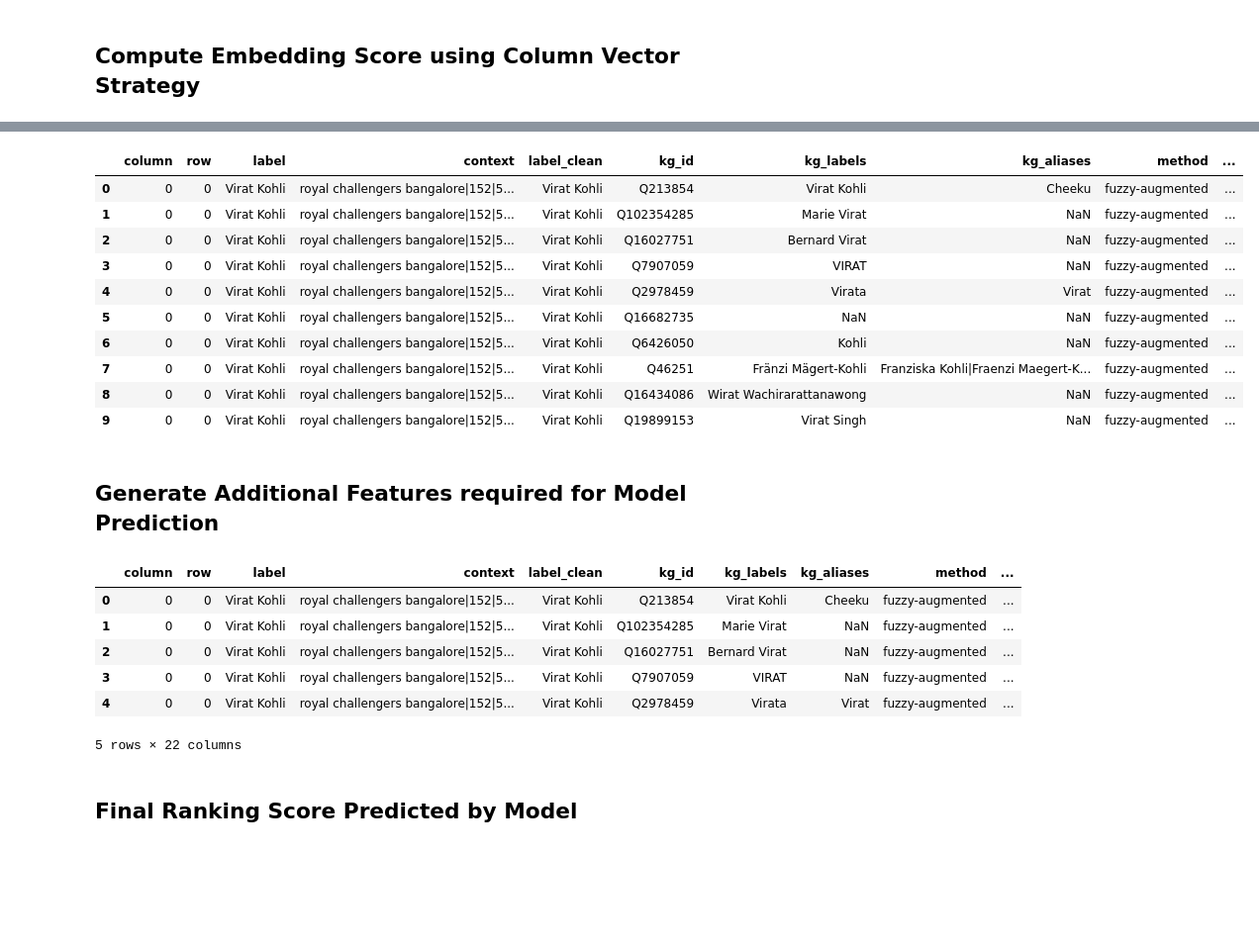
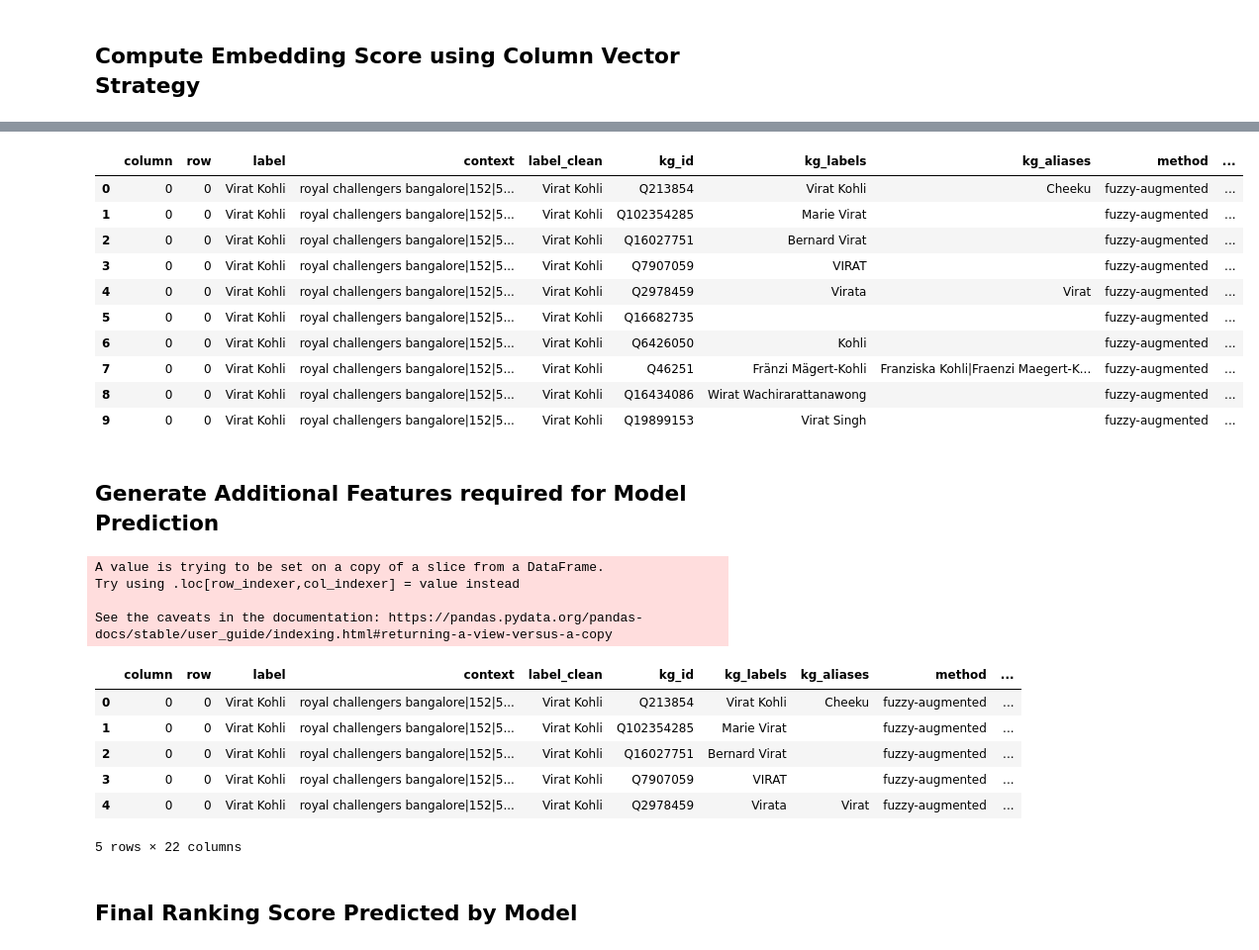
Before and after one commit to rijulvohra/table-linker-pipelines, a Jupyter notebook: table-linker-full-pipeline/table-linker-full-pipeline-model-prediction.ipynb, the cells around one changed output, grey strips where cells are left out. Shown: that part at 99% size. Drawn from its saved outputs; the diff is of its cells as text; code cells hidden in the pictures; blank space fills up the shorter version.

```diff
--- a/table-linker-full-pipeline/table-linker-full-pipeline-model-prediction.ipynb
+++ b/table-linker-full-pipeline/table-linker-full-pipeline-model-prediction.ipynb
@@ -25,12 +27,13 @@ wikify_column_name = "cricketers"
 # %%
 #intermediate files
-canonical = 'canonical.csv'
-candidates = "candidates.csv"
-feature_votes = "feature_votes.csv"
-score_file = "scores.csv"
+canonical = f'{temp_dir}/canonical.csv'
+candidates = f"{temp_dir}/candidates.csv"
+feature_votes = f"{temp_dir}/feature_votes.csv"
+score_file = f"{temp_dir}/scores.csv"
 model_name = 'rf_tuned_ranking.pkl'
-temp_dir = os.path.join(os.path.join(table,'temp'))
-table_path = os.path.join(table,table_name)
-if not(os.path.exists(temp_dir)):
-    os.makedirs(temp_dir)
-embedding_file = os.path.join(temp_dir,'graph_embedding_complex.tsv')
+
+embedding_file = f'{temp_dir}/graph_embedding_complex.tsv'
+aux_field = 'graph_embedding_complex'
+final_score = f'{temp_dir}/final_score.csv'
+top_k_file = f"{temp_dir}/topk-{table_name}"
+final_output = f"{temp_dir}/linked-{table_name}"
@@ -133,17 +163,17 @@ Wall time: 1.2 s
 # %%
-pd.read_csv(score,nrows = 10)
+pd.read_csv(score_file, nrows = 10).fillna("")
 # %% [output]
 |  | column | row | label | context | label_clean | kg_id | kg_labels | kg_aliases | method | ... |
 | 0 | 0 | 0 | Virat Kohli | royal challengers bangalore|152|5... | Virat Kohli | Q213854 | Virat Kohli | Cheeku | fuzzy-augmented | ... |
-| 1 | 0 | 0 | Virat Kohli | royal challengers bangalore|152|5... | Virat Kohli | Q102354285 | Marie Virat | NaN | fuzzy-augmented | ... |
-| 2 | 0 | 0 | Virat Kohli | royal challengers bangalore|152|5... | Virat Kohli | Q16027751 | Bernard Virat | NaN | fuzzy-augmented | ... |
-| 3 | 0 | 0 | Virat Kohli | royal challengers bangalore|152|5... | Virat Kohli | Q7907059 | VIRAT | NaN | fuzzy-augmented | ... |
+| 1 | 0 | 0 | Virat Kohli | royal challengers bangalore|152|5... | Virat Kohli | Q102354285 | Marie Virat |  | fuzzy-augmented | ... |
+| 2 | 0 | 0 | Virat Kohli | royal challengers bangalore|152|5... | Virat Kohli | Q16027751 | Bernard Virat |  | fuzzy-augmented | ... |
+| 3 | 0 | 0 | Virat Kohli | royal challengers bangalore|152|5... | Virat Kohli | Q7907059 | VIRAT |  | fuzzy-augmented | ... |
 | 4 | 0 | 0 | Virat Kohli | royal challengers bangalore|152|5... | Virat Kohli | Q2978459 | Virata | Virat | fuzzy-augmented | ... |
-| 5 | 0 | 0 | Virat Kohli | royal challengers bangalore|152|5... | Virat Kohli | Q16682735 | NaN | NaN | fuzzy-augmented | ... |
-| 6 | 0 | 0 | Virat Kohli | royal challengers bangalore|152|5... | Virat Kohli | Q6426050 | Kohli | NaN | fuzzy-augmented | ... |
+| 5 | 0 | 0 | Virat Kohli | royal challengers bangalore|152|5... | Virat Kohli | Q16682735 |  |  | fuzzy-augmented | ... |
+| 6 | 0 | 0 | Virat Kohli | royal challengers bangalore|152|5... | Virat Kohli | Q6426050 | Kohli |  | fuzzy-augmented | ... |
 | 7 | 0 | 0 | Virat Kohli | royal challengers bangalore|152|5... | Virat Kohli | Q46251 | Fränzi Mägert-Kohli | Franziska Kohli|Fraenzi Maegert-K... | fuzzy-augmented | ... |
-| 8 | 0 | 0 | Virat Kohli | royal challengers bangalore|152|5... | Virat Kohli | Q16434086 | Wirat Wachirarattanawong | NaN | fuzzy-augmented | ... |
-| 9 | 0 | 0 | Virat Kohli | royal challengers bangalore|152|5... | Virat Kohli | Q19899153 | Virat Singh | NaN | fuzzy-augmented | ... |
+| 8 | 0 | 0 | Virat Kohli | royal challengers bangalore|152|5... | Virat Kohli | Q16434086 | Wirat Wachirarattanawong |  | fuzzy-augmented | ... |
+| 9 | 0 | 0 | Virat Kohli | royal challengers bangalore|152|5... | Virat Kohli | Q19899153 | Virat Singh |  | fuzzy-augmented | ... |
 # %% [markdown]
 ## Generate Additional Features required for Model Prediction
 # %%
@@ -172,20 +202,24 @@ def generate_reciprocal_rank(df):
     odf = pd.DataFrame(final_list)
     return odf
 
-features_df = pd.read_csv(score)
+features_df = pd.read_csv(score_file)
 features_df = create_singleton_feature(features_df)
 features_df['num_char'] = features_df['kg_labels'].apply(lambda x: len(x) if not(pd.isna(x)) else 0)
 features_df['num_tokens'] = features_df['kg_labels'].apply(lambda x: len(x.split()) if not(pd.isna(x)) else 0)
 features_df = generate_reciprocal_rank(features_df)
-features_df.head()
+features_df.head().fillna("")
 # %% [output]
+A value is trying to be set on a copy of a slice from a DataFrame.
+Try using .loc[row_indexer,col_indexer] = value instead
+
+See the caveats in the documentation: https://pandas.pydata.org/pandas-docs/stable/user_guide/indexing.html#returning-a-view-versus-a-copy
 |  | column | row | label | context | label_clean | kg_id | kg_labels | kg_aliases | method | ... |
 | 0 | 0 | 0 | Virat Kohli | royal challengers bangalore|152|5... | Virat Kohli | Q213854 | Virat Kohli | Cheeku | fuzzy-augmented | ... |
-| 1 | 0 | 0 | Virat Kohli | royal challengers bangalore|152|5... | Virat Kohli | Q102354285 | Marie Virat | NaN | fuzzy-augmented | ... |
-| 2 | 0 | 0 | Virat Kohli | royal challengers bangalore|152|5... | Virat Kohli | Q16027751 | Bernard Virat | NaN | fuzzy-augmented | ... |
-| 3 | 0 | 0 | Virat Kohli | royal challengers bangalore|152|5... | Virat Kohli | Q7907059 | VIRAT | NaN | fuzzy-augmented | ... |
+| 1 | 0 | 0 | Virat Kohli | royal challengers bangalore|152|5... | Virat Kohli | Q102354285 | Marie Virat |  | fuzzy-augmented | ... |
+| 2 | 0 | 0 | Virat Kohli | royal challengers bangalore|152|5... | Virat Kohli | Q16027751 | Bernard Virat |  | fuzzy-augmented | ... |
+| 3 | 0 | 0 | Virat Kohli | royal challengers bangalore|152|5... | Virat Kohli | Q7907059 | VIRAT |  | fuzzy-augmented | ... |
 | 4 | 0 | 0 | Virat Kohli | royal challengers bangalore|152|5... | Virat Kohli | Q2978459 | Virata | Virat | fuzzy-augmented | ... |
-5 rows × 22 columns
+5 rows × 22 columns
 # %% [markdown]
 ## Final Ranking Score Predicted by Model
 # %%
```
Also changed, not shown: parts of 22 cells of this notebook.
